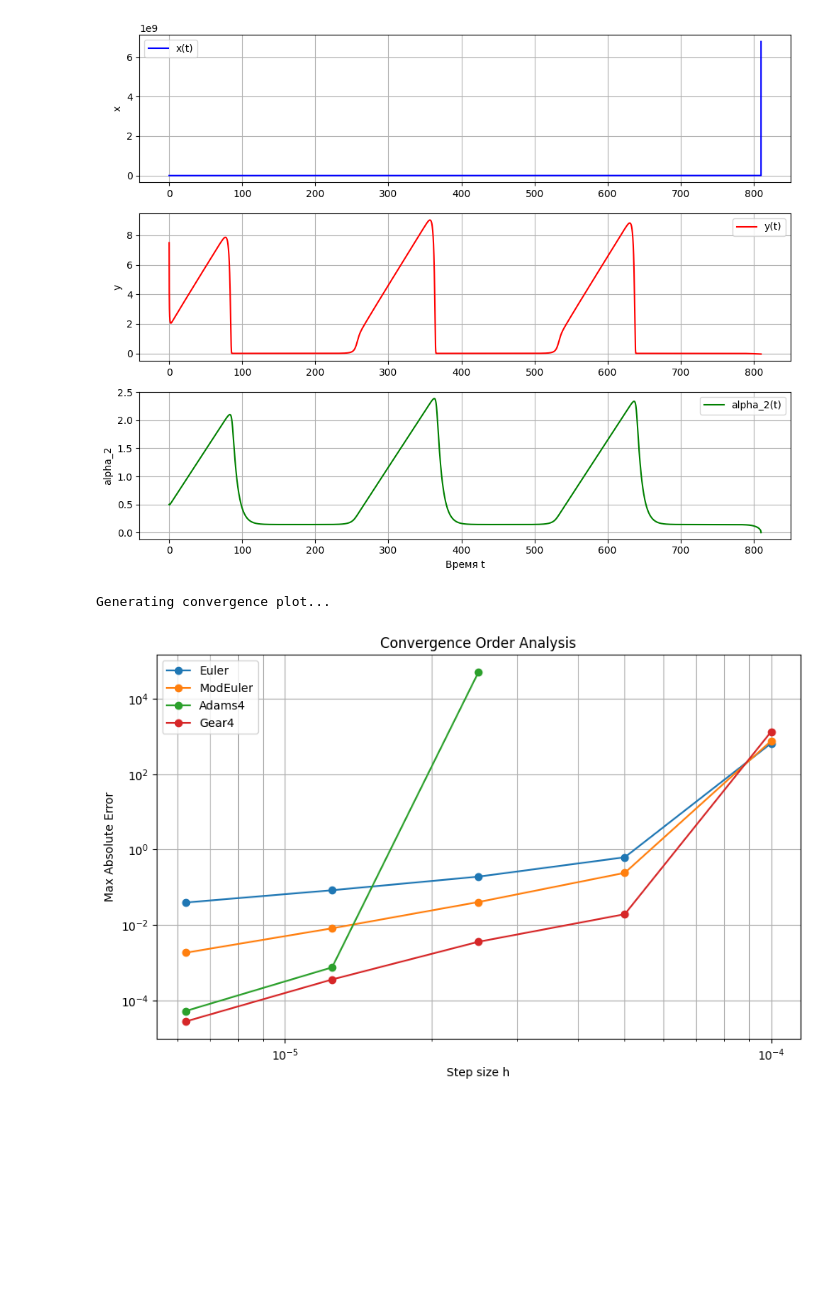
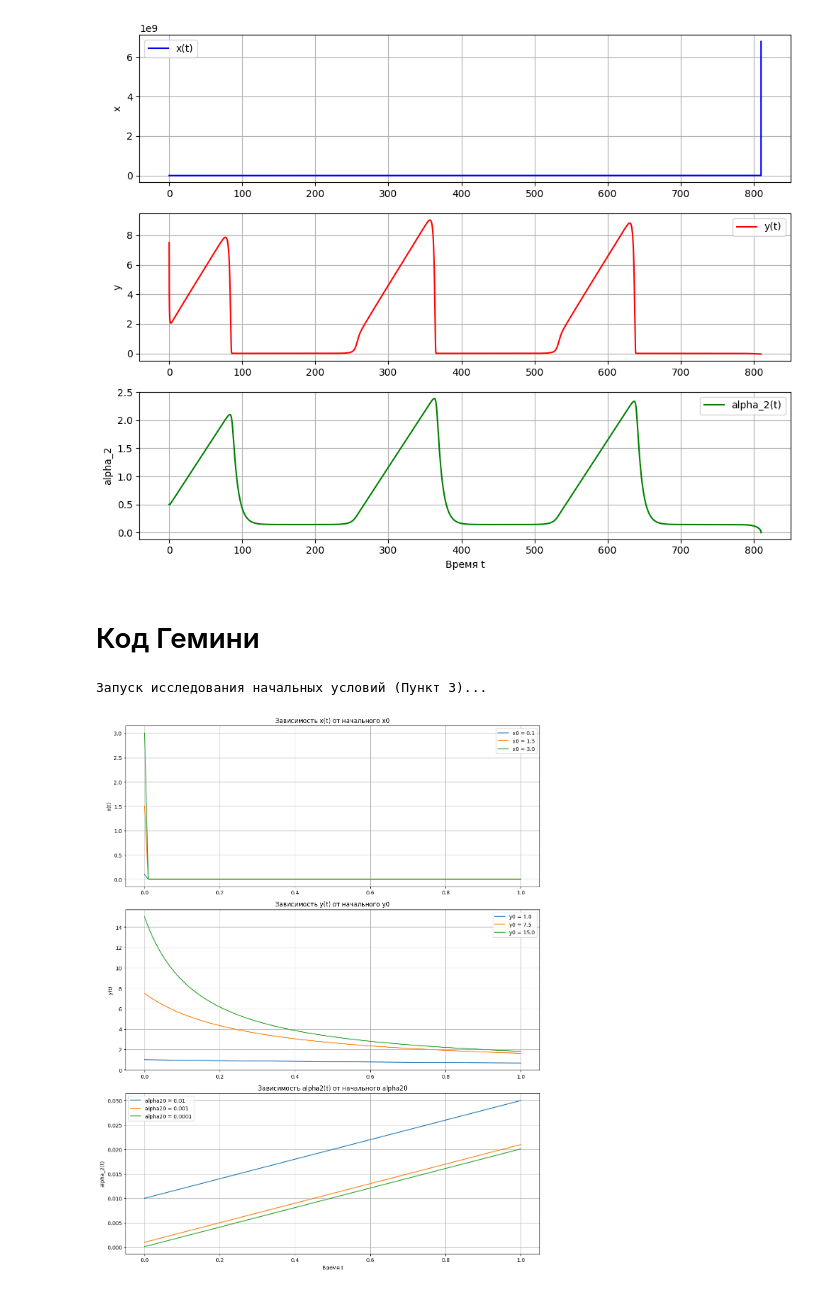
Before and after one commit to Tisuder/NM-population-evolution, a Jupyter notebook: main.ipynb, the cells around one changed output. Saved outputs shown, nothing was run; the diff lists cells and outputs as text; code cells hidden in the pictures; blank space fills up the shorter version.

```diff
--- a/main.ipynb
+++ b/main.ipynb
@@ -1848,24 +1813,8 @@ plt.show()
 Начинаю расчет (это может занять пару секунд)...
 Ошибка интеграции: Required step size is less than spacing between numbers.
 [figure]
-# %%
-# 4. Convergence Order Plot (Log-Log)
-print("Generating convergence plot...")
-plt.figure(figsize=(10, 6))
-for name in my_methods.keys():
-    # Filter out NaNs for plotting
-    valid_mask = ~df_results[name].isna()
-    plt.loglog(df_results.loc[valid_mask, 'h'], df_results.loc[valid_mask, name], 'o-', label=name)
-
-plt.xlabel('Step size h')
-plt.ylabel('Max Absolute Error')
-plt.title('Convergence Order Analysis')
-plt.grid(True, which="both", ls="-")
-plt.legend()
-plt.show()
-# %% [output]
-Generating convergence plot...
-[figure, removed]
+# %% [markdown]
+# Код Гемини
 # %%
 import numpy as np
 import matplotlib.pyplot as plt
@@ -1927,7 +1876,9 @@ def implicit_euler_newton(y0, t_span, h, epsilon, tol=1e-7, max_iter=20):
             # Матрица системы: J_F = I - h * J_f
             J_f = system_jacobian(y_guess, epsilon)
             J_F = I - h * J_f
-
+            if np.any(np.isnan(J_F)) or np.any(np.isinf(J_F)):
+                print("Критическая ошибка: Якобиан содержит Inf/NaN на шаге", i)
+                return t[:i], y[:i] # Вернуть то, что успели посчитать
             # Решение линейной системы J_F * dy = -F
             dy = np.linalg.solve(J_F, -F)
             y_guess = y_guess + dy
@@ -1947,8 +1898,8 @@ def investigate_initial_conditions():
 
     # Базовые параметры (фиксированные)
     epsilon = 0.01
-    Tk = 1500
-    h = 0.1 # Шаг интегрирования для неявного метода можно брать крупным
+    Tk = 1
+    h = 0.01 # Шаг интегрирования для неявного метода можно брать крупным
     t_span = np.array([0.0, Tk], dtype=np.float64)
 
     # Наборы для тестирования
@@ -1964,33 +1915,36 @@ def investigate_initial_conditions():
         t, y = implicit_euler_newton(y0_arr, t_span, h, epsilon)
         axes[0].plot(t, y[:, 0], label=f'x0 = {x0}')
     axes[0].set_title('Зависимость x(t) от начального x0')
     axes[0].set_ylabel('x(t)')
     axes[0].grid(True); axes[0].legend()
 
     # 2. Варьируем y0 (x0=1.5, a0=0.0001)
     for y0 in y0_variants:
         y0_arr = np.array([1.5, y0, 0.0001], dtype=np.float64)
         t, y = implicit_euler_newton(y0_arr, t_span, h, epsilon)
         axes[1].plot(t, y[:, 1], label=f'y0 = {y0}')
     axes[1].set_title('Зависимость y(t) от начального y0')
     axes[1].set_ylabel('y(t)')
     axes[1].grid(True); axes[1].legend()
 
     # 3. Варьируем alpha20 (x0=1.5, y0=7.5)
     for a0 in alpha20_variants:
         y0_arr = np.array([1.5, 7.5, a0], dtype=np.float64)
         t, y = implicit_euler_newton(y0_arr, t_span, h, epsilon)
         axes[2].plot(t, y[:, 2], label=f'alpha20 = {a0}')
     axes[2].set_title('Зависимость alpha2(t) от начального alpha20')
     axes[2].set_xlabel('Время t')
     axes[2].set_ylabel('alpha_2(t)')
     axes[2].grid(True); axes[2].legend()
 
     plt.tight_layout()
     plt.show()
 
 # Запуск функции для пункта 3
 investigate_initial_conditions()
+# %% [output]
+Запуск исследования начальных условий (Пункт 3)...
+[figure, added]
 # %%
 # --- ПУНКТ 4: ИССЛЕДОВАНИЕ ЗАВИСИМОСТИ ОТ ПАРАМЕТРОВ ---
 
```
Also changed, not shown: parts of 12 cells of this notebook.
